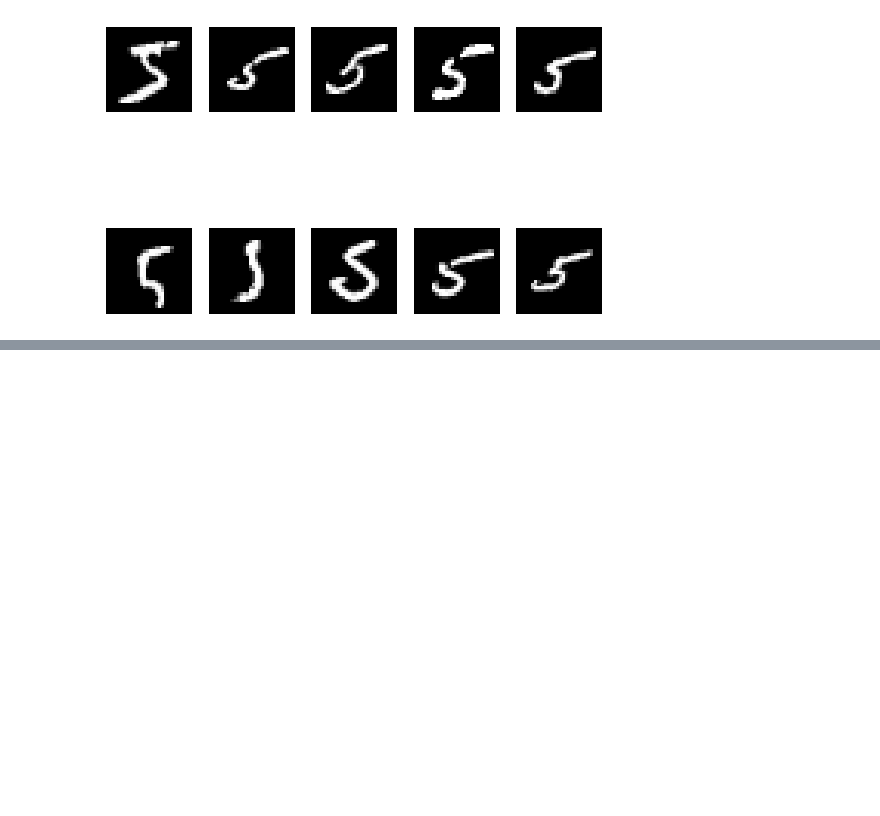
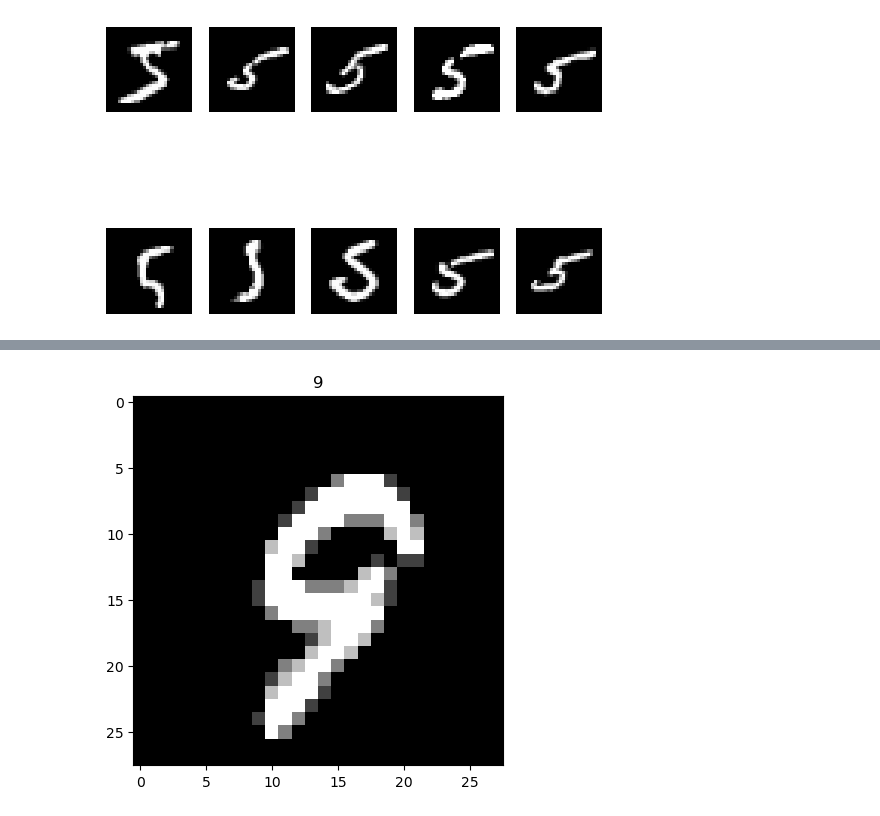
Before and after one commit to shukriaarifi/handwritten_digit_recognition, a Jupyter notebook: notebooks/mnist.ipynb, the cells around one changed output, grey strips where cells are left out. Cells and saved outputs as stored; diff of their text form; code cells hidden in the pictures; blank space fills up the shorter version.

```diff
--- a/notebooks/mnist.ipynb
+++ b/notebooks/mnist.ipynb
@@ -147,0 +148,2 @@ np.int64(0)
+# %%
+x_train, x_test, y_train, y_test=train_test_split(x, y, test_size=0.2, stratify=y)
@@ -147,0 +166,3 @@ np.int64(0)
+# %%
+x_train=x_train/255
+x_test=x_test/255
@@ -147,0 +195,7 @@ np.int64(0)
+# %%
+im=x_train[0].reshape(28, 28)
+plt.imshow(im, cmap="gray")
+plt.title(y_train[0])
+plt.show()
+# %% [output]
+[figure, added]
```
Also changed, not shown: parts of 9 cells of this notebook.
